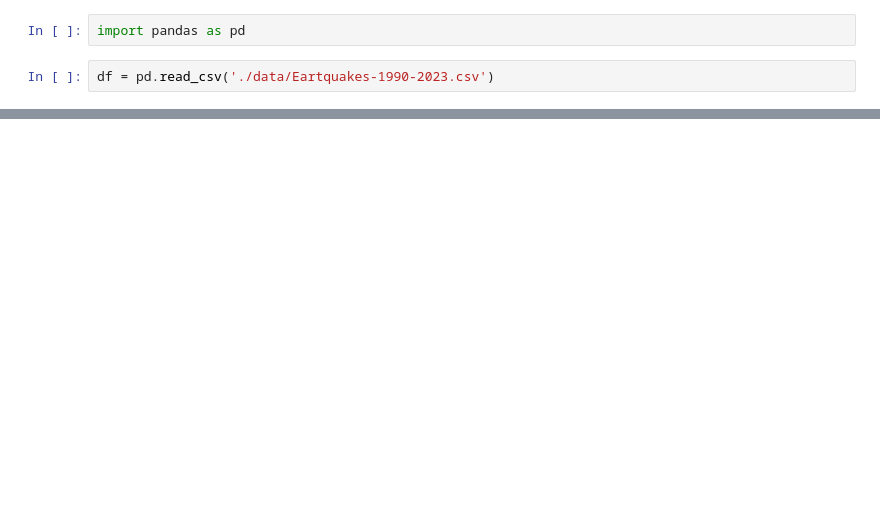
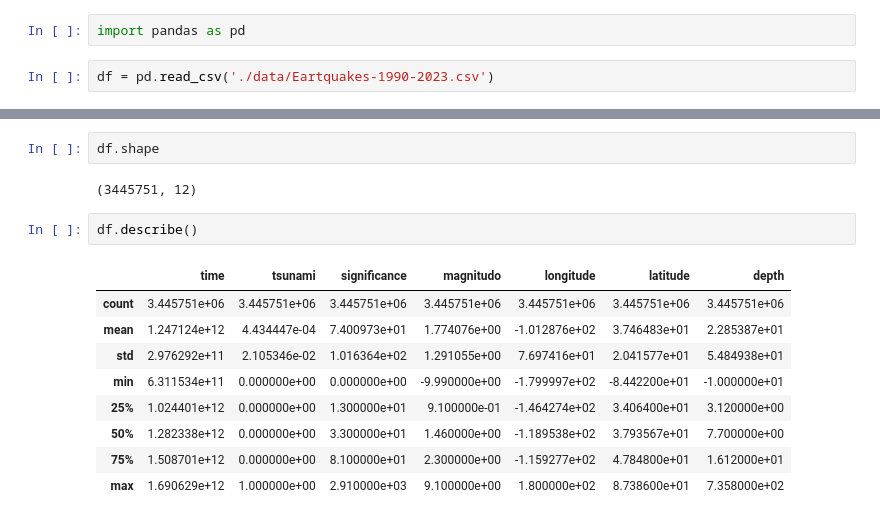
Before and after one commit to DenisIndenbom/DSBA-analytical-project, a Jupyter notebook: project.ipynb, the cells around one changed output, grey strips where cells are left out. Drawn from its saved outputs; the diff is of its cells as text; blank space fills up the shorter version.

```diff
--- a/project.ipynb
+++ b/project.ipynb
@@ -11,3 +15,19 @@ df.head()
 | 2 | 631154083450 | 7 km W of Cobb, California | reviewed | 0 | 19 | earthquake | 1.11 | California | -122.806167 | 38.821000 | ... |
 | 3 | 631155512130 | 11 km E of Mammoth Lakes, California | reviewed | 0 | 15 | earthquake | 0.98 | California | -118.846333 | 37.664333 | ... |
 | 4 | 631155824490 | 16km N of Fillmore, CA | reviewed | 0 | 134 | earthquake | 2.95 | California | -118.934000 | 34.546000 | ... |
+# %%
+df.shape
+# %% [output]
+(3445751, 12)
+# %%
+df.describe()
+# %% [output]
+|  | time | tsunami | significance | magnitudo | longitude | latitude | depth |
+| count | 3.445751e+06 | 3.445751e+06 | 3.445751e+06 | 3.445751e+06 | 3.445751e+06 | 3.445751e+06 | 3.445751e+06 |
+| mean | 1.247124e+12 | 4.434447e-04 | 7.400973e+01 | 1.774076e+00 | -1.012876e+02 | 3.746483e+01 | 2.285387e+01 |
+| std | 2.976292e+11 | 2.105346e-02 | 1.016364e+02 | 1.291055e+00 | 7.697416e+01 | 2.041577e+01 | 5.484938e+01 |
+| min | 6.311534e+11 | 0.000000e+00 | 0.000000e+00 | -9.990000e+00 | -1.799997e+02 | -8.442200e+01 | -1.000000e+01 |
+| 25% | 1.024401e+12 | 0.000000e+00 | 1.300000e+01 | 9.100000e-01 | -1.464274e+02 | 3.406400e+01 | 3.120000e+00 |
+| 50% | 1.282338e+12 | 0.000000e+00 | 3.300000e+01 | 1.460000e+00 | -1.189538e+02 | 3.793567e+01 | 7.700000e+00 |
+| 75% | 1.508701e+12 | 0.000000e+00 | 8.100000e+01 | 2.300000e+00 | -1.159277e+02 | 4.784800e+01 | 1.612000e+01 |
+| max | 1.690629e+12 | 1.000000e+00 | 2.910000e+03 | 9.100000e+00 | 1.800000e+02 | 8.738600e+01 | 7.358000e+02 |
```
Also changed, not shown: parts of 21 cells of this notebook.
